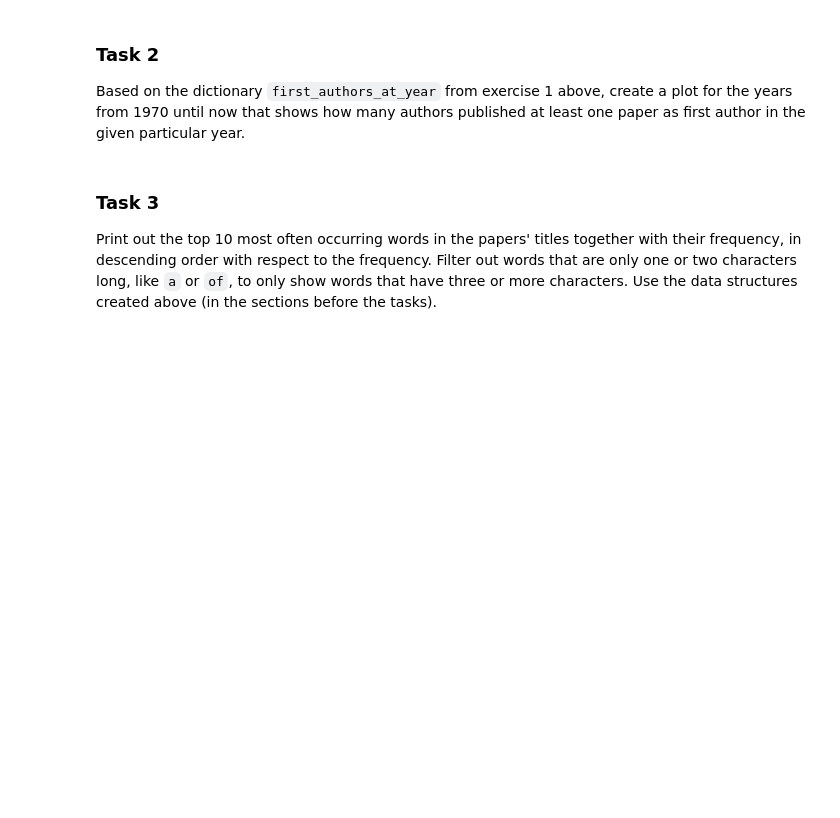
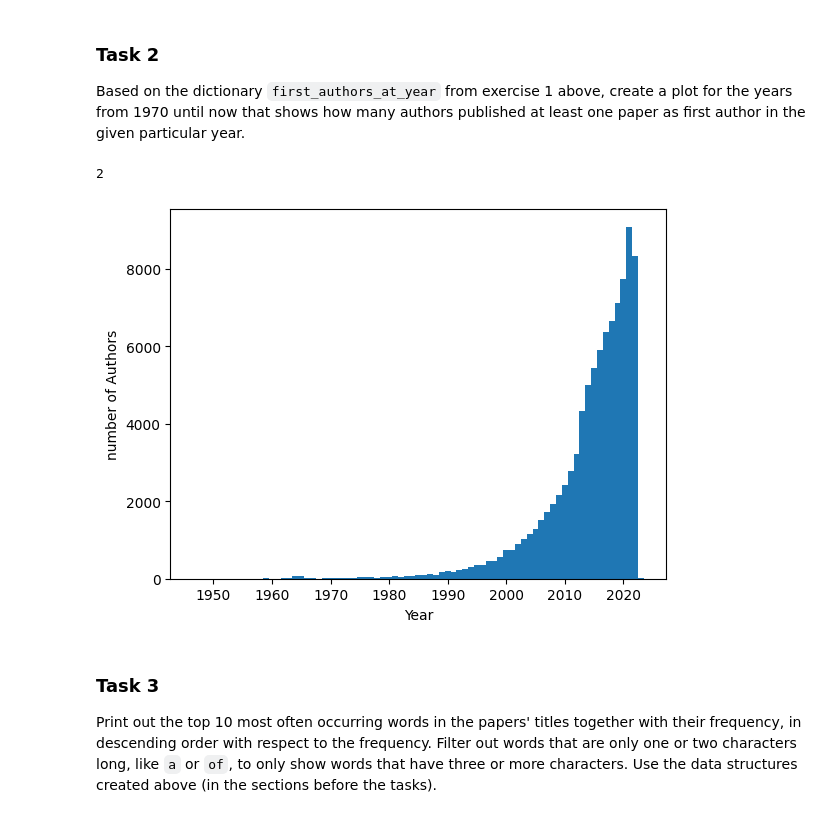
Before and after one commit to Copy-Kat/IR2023, a Jupyter notebook: 01_inspecting.ipynb, the cells around one changed output. Cells and saved outputs as stored; diff of their text form; code cells hidden in the pictures; blank space fills up the shorter version.

```diff
--- a/01_inspecting.ipynb
+++ b/01_inspecting.ipynb
@@ -161,3 +164,8 @@ Number of distinct words in the paper titles:
 ### Task 1
 
 Create a Python dictionary object that returns a set of all names of first authors (that is, the authors that appear first in the list of authors) for a given year. Name this dictionary `first_authors_at_year`. (You can use a [*defaultdict*](https://docs.python.org/3/library/collections.html#collections.defaultdict) with a default value of [*set*](https://docs.python.org/3/library/stdtypes.html#set-types-set-frozenset).) Demonstrate the working of this dictionary by showing the set of first authors for the year 1970.
+# %%
+first_authors_at_year = defaultdict(set)
+for paper in Summaries.values():
+    if paper.authors: first_authors_at_year[paper.year].add(paper.authors[0])
+first_authors_at_year[1970]
@@ -165,6 +182,18 @@ Create a Python dictionary object that returns a set of all names of first autho
 ### Task 2
 
 Based on the dictionary `first_authors_at_year` from exercise 1 above, create a plot for the years from 1970 until now that shows how many authors published at least one paper as first author in the given particular year.
+# %%
+years, count = [], []
+for (year, authors) in first_authors_at_year.items():
+    years.append(year)
+    count.append(len(authors))
+
+plt.bar(x=years, height=count, width=1.0)
+plt.xlabel('Year')
+plt.ylabel('number of Authors');
+# %% [output]
+2
+[figure, added]
 # %% [markdown]
 ### Task 3
 
```
Also changed, not shown: parts of 8 cells of this notebook.
